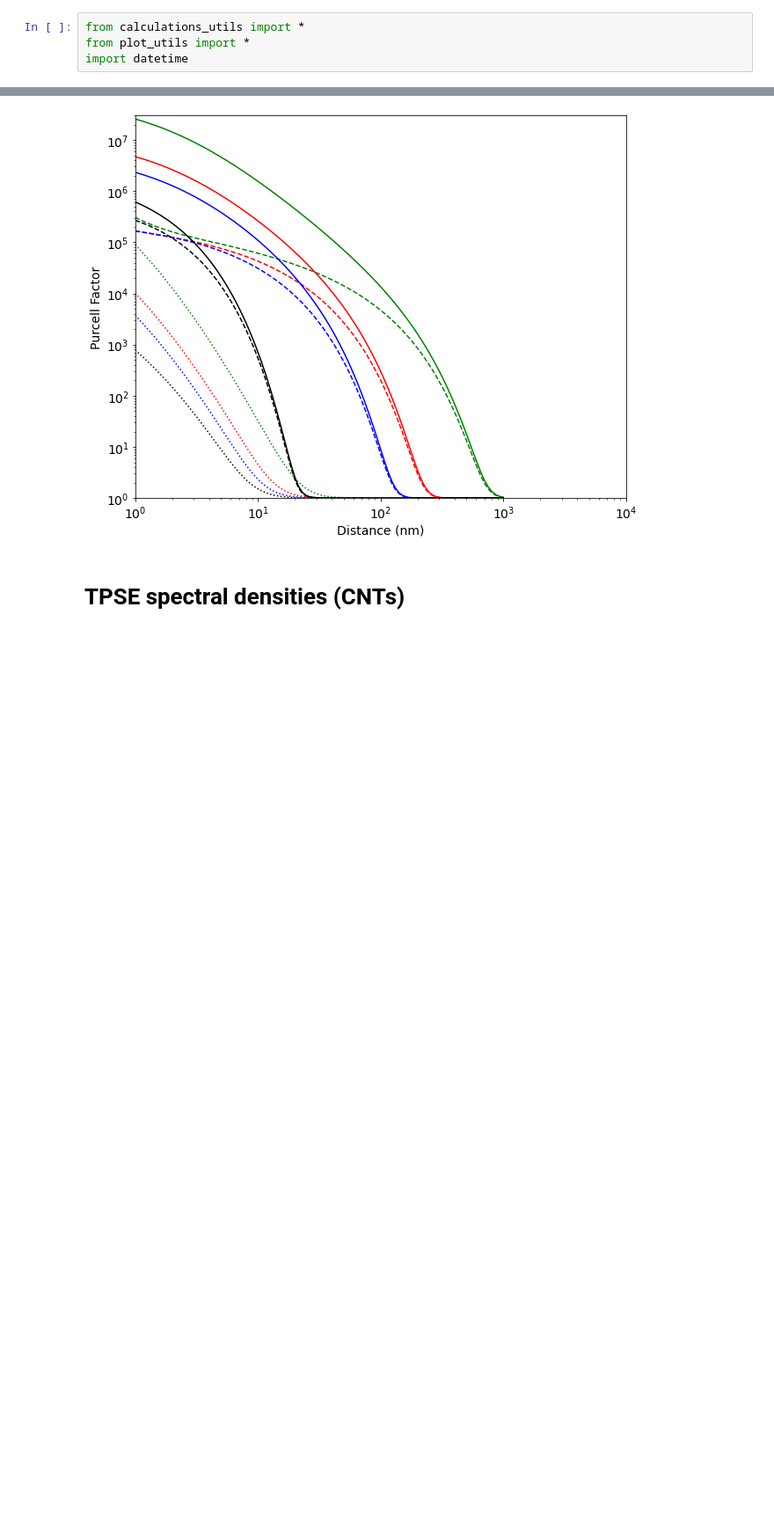
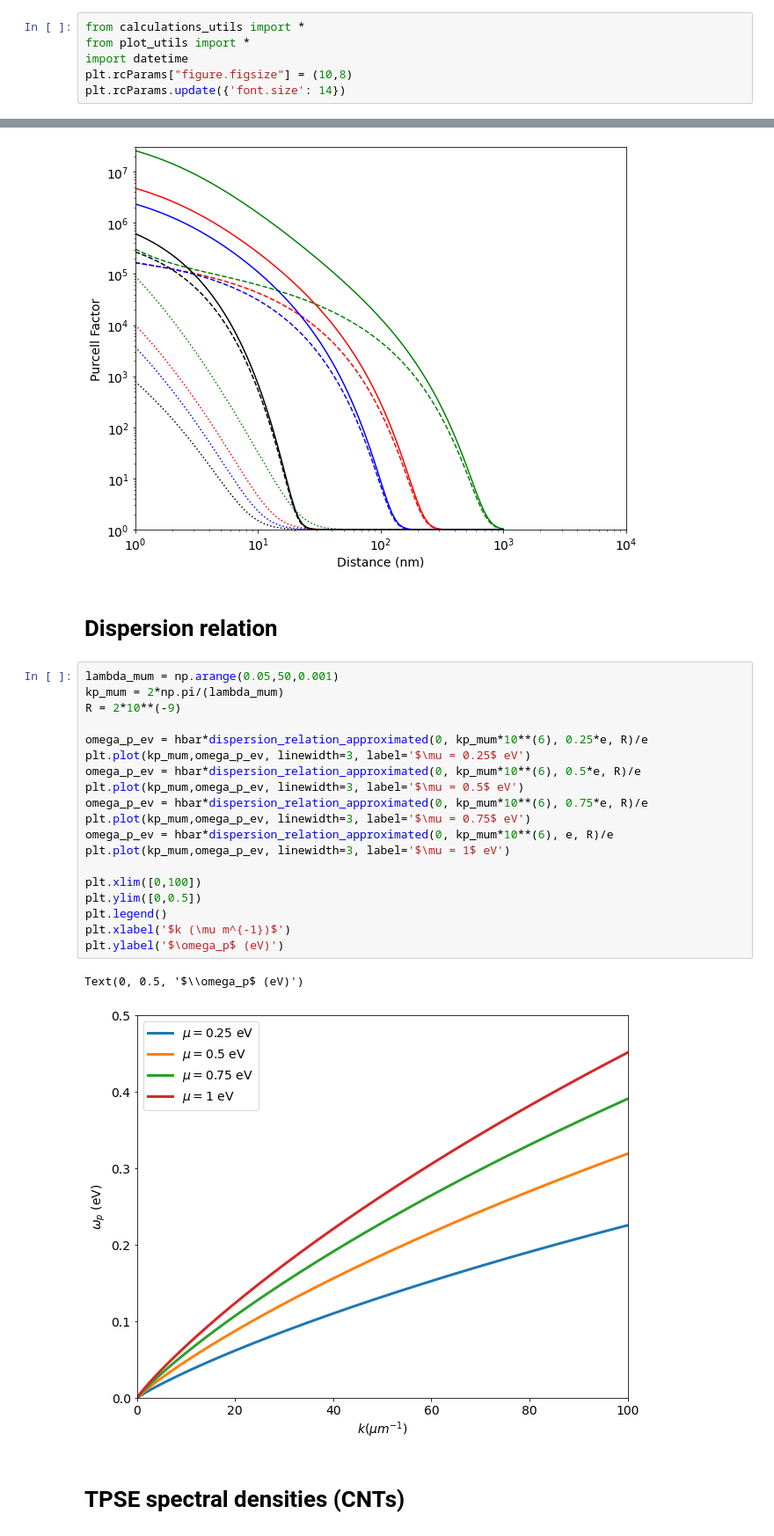
Before and after one commit to yurimuniz7/PhD-projects, a Jupyter notebook: carbon_nanotubes/plots.ipynb, the cells around one changed output, grey strips where cells are left out. Shown at 88% size. Cells and saved outputs as stored; diff of their text form; blank space fills up the shorter version.

Commit message:
Updating calculations and plots

```diff
--- a/carbon_nanotubes/plots.ipynb
+++ b/carbon_nanotubes/plots.ipynb
@@ -2,6 +2,8 @@
 from calculations_utils import *
 from plot_utils import *
 import datetime
+plt.rcParams["figure.figsize"] = (10,8)
+plt.rcParams.update({'font.size': 14})
 # %% [markdown]
 # Check of consistency with Luis paper
 # %%
@@ -76,6 +78,30 @@ plt.ylim([1,3*10**7])
 plt.show()
 # %% [output]
 [figure]
+# %% [markdown]
+# Dispersion relation
+# %%
+lambda_mum = np.arange(0.05,50,0.001)
+kp_mum = 2*np.pi/(lambda_mum)
+R = 2*10**(-9)
+
+omega_p_ev = hbar*dispersion_relation_approximated(0, kp_mum*10**(6), 0.25*e, R)/e
+plt.plot(kp_mum,omega_p_ev, linewidth=3, label='$\mu = 0.25$ eV')
+omega_p_ev = hbar*dispersion_relation_approximated(0, kp_mum*10**(6), 0.5*e, R)/e
+plt.plot(kp_mum,omega_p_ev, linewidth=3, label='$\mu = 0.5$ eV')
+omega_p_ev = hbar*dispersion_relation_approximated(0, kp_mum*10**(6), 0.75*e, R)/e
+plt.plot(kp_mum,omega_p_ev, linewidth=3, label='$\mu = 0.75$ eV')
+omega_p_ev = hbar*dispersion_relation_approximated(0, kp_mum*10**(6), e, R)/e
+plt.plot(kp_mum,omega_p_ev, linewidth=3, label='$\mu = 1$ eV')
+
+plt.xlim([0,100])
+plt.ylim([0,0.5])
+plt.legend()
+plt.xlabel('$k (\mu m^{-1})$')
+plt.ylabel('$\omega_p$ (eV)')
+# %% [output]
+Text(0, 0.5, '$\\omega_p$ (eV)')
+[figure, added]
 # %% [markdown]
 # TPSE spectral densities (CNTs)
 # %%
```
Also changed, not shown: parts of 14 cells of this notebook, 1 other file.
